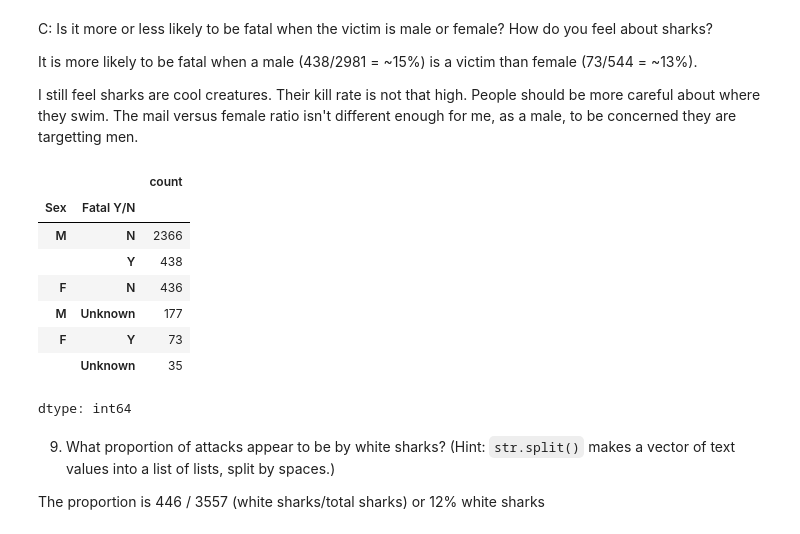
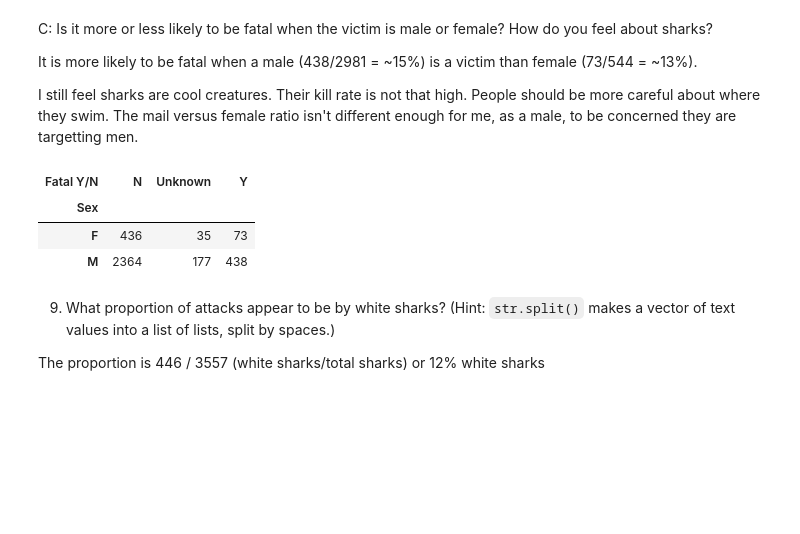
Before and after one commit to KaranRawatUVA/wrangling, a Jupyter notebook: assignment/assignment.ipynb, the cells around one changed output. Cells and saved outputs as stored; diff of their text form; code cells hidden in the pictures; blank space fills up the shorter version.

```diff
--- a/assignment/assignment.ipynb
+++ b/assignment/assignment.ipynb
@@ -367,21 +363,17 @@ I still feel sharks are cool creatures. Their kill rate is not that high. People
 # %%
 # Is it more or less likely to be fatal when the victim is male or female? How do you feel about sharks?
 
 
-fatal_changed[['Sex', 'Fatal Y/N' ]].value_counts()
+
+pd.crosstab(fatal_changed['Sex'], fatal_changed['Fatal Y/N'])
 
 
 # It is more likely to be fatal when a male (438/2981 = ~15%) is a victim than female (73/544 = ~13%)
 # %% [output]
-|  |  | count |
-| Sex | Fatal Y/N |  |
-| M | N | 2366 |
-|  | Y | 438 |
-| F | N | 436 |
-| M | Unknown | 177 |
-| F | Y | 73 |
-|  | Unknown | 35 |
+| Fatal Y/N | N | Unknown | Y |
+| Sex |  |  |  |
+| F | 436 | 35 | 73 |
+| M | 2364 | 177 | 438 |
-dtype: int64
 # %% [markdown]
 9. What proportion of attacks appear to be by white sharks? (Hint: `str.split()` makes a vector of text values into a list of lists, split by spaces.)
 
```
Also changed, not shown: parts of 8 cells of this notebook.
